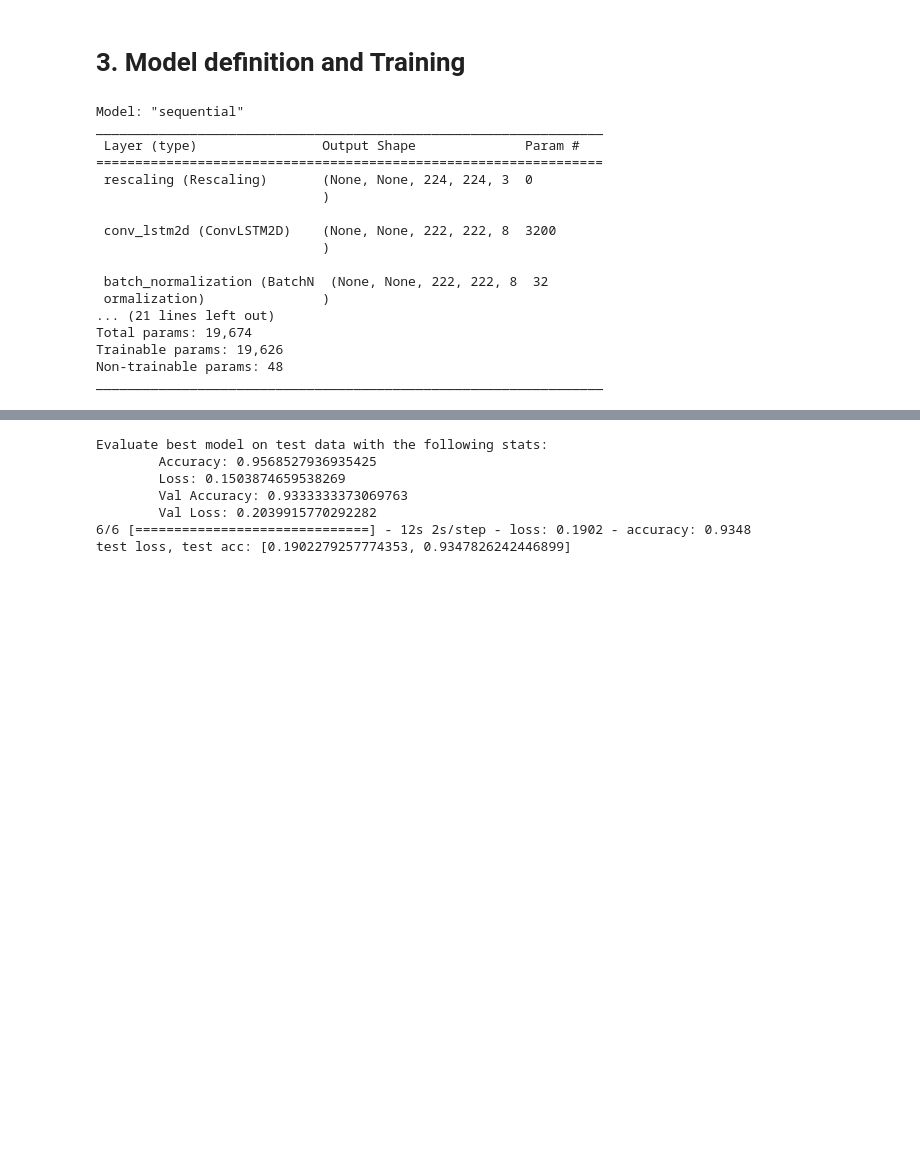
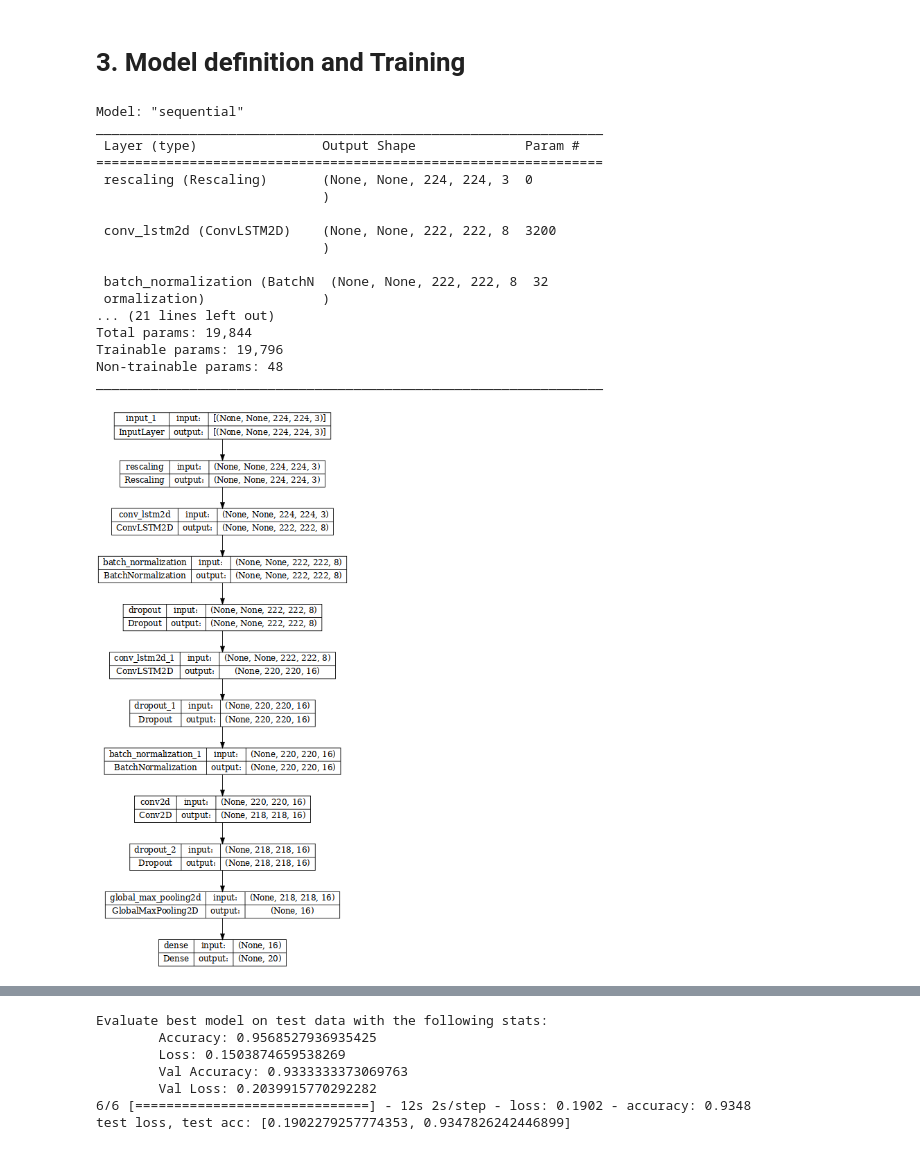
Before and after one commit to Javimh18/TFM_DSBD, a Jupyter notebook: src/convlstm/model_simple.ipynb, the cells around one changed output, grey strips where cells are left out. Drawn from its saved outputs; the diff is of its cells as text; code cells hidden in the pictures; blank space fills up the shorter version.

```diff
--- a/src/convlstm/model_simple.ipynb
+++ b/src/convlstm/model_simple.ipynb
@@ -29,7 +29,7 @@ gpu_devices
 # %% [output]
 [PhysicalDevice(name='/physical_device:GPU:0', device_type='GPU')]
 # %%
-subset_size = 10
+subset_size = 20
 subset = f"subset_{subset_size}_lsa_64"
 model_type = "convlstm"
 model_name = "simple"
@@ -142,7 +142,7 @@ model = tf.keras.Sequential([
     ),
     tf.keras.layers.Dropout(0.2),
     tf.keras.layers.GlobalMaxPooling2D(),
-    tf.keras.layers.Dense(units=10, activation='softmax')
+    tf.keras.layers.Dense(units=subset_size, activation='softmax')
 ])
 model.compile(
     loss=tf.keras.losses.sparse_categorical_crossentropy,
@@ -165,10 +165,14 @@ _________________________________________________________________
  batch_normalization (BatchN  (None, None, 222, 222, 8  32
  ormalization)               )
 ... (21 lines left out)
-Total params: 19,674
-Trainable params: 19,626
+Total params: 19,844
+Trainable params: 19,796
 Non-trainable params: 48
 _________________________________________________________________
+# %%
+tf.keras.utils.plot_model(model, expand_nested=True, dpi=60, show_shapes=True)
+# %% [output]
+[figure, added]
 # %%
 # CReate a customized callback so when val_acc > 94% it stops training
 from keras.callbacks import EarlyStopping, ModelCheckpoint
```
Also changed, not shown: parts of 4 cells of this notebook, 5 other files.
